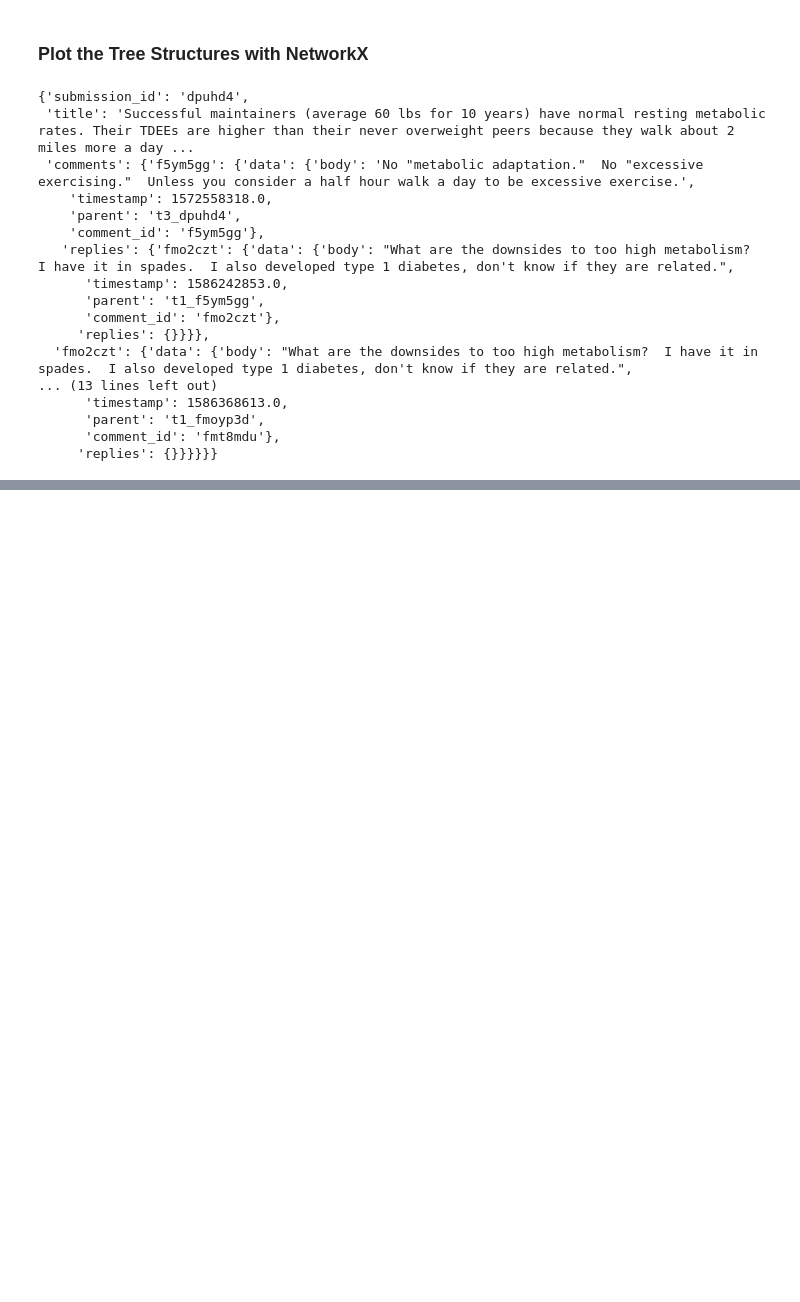
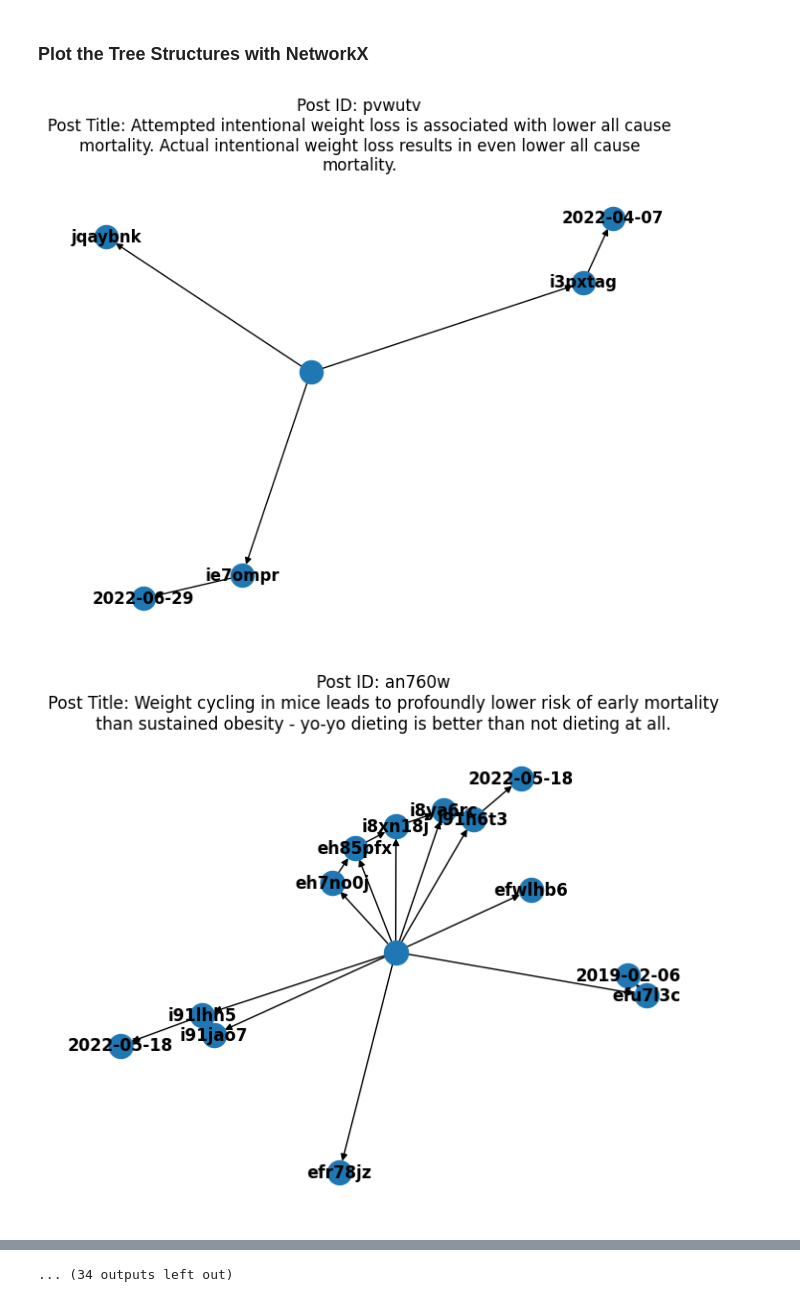
Before and after one commit to AxueWithoutU/si507_final_project, a Jupyter notebook: final_project_tester.ipynb, the cells around one changed output, grey strips where cells are left out. Drawn from its saved outputs; the diff is of its cells as text; code cells hidden in the pictures; blank space fills up the shorter version.

```diff
--- a/final_project_tester.ipynb
+++ b/final_project_tester.ipynb
@@ -220,23 +297,9 @@ def plotGraph(submission):
     nx.draw_networkx_edge_labels(G, pos, edge_labels=labels)
     plt.title(f"Post ID: {submission_id}\nPost Title: {splitTitle(title)}")
     plt.show()
-# %%
-posts_with_comments[2]
-# %% [output]
-{'submission_id': 'dpuhd4',
- 'title': 'Successful maintainers (average 60 lbs for 10 years) have normal resting metabolic rates. Their TDEEs are higher than their never overweight peers because they walk about 2 miles more a day ...
- 'comments': {'f5ym5gg': {'data': {'body': 'No "metabolic adaptation."  No "excessive exercising."  Unless you consider a half hour walk a day to be excessive exercise.',
-    'timestamp': 1572558318.0,
-    'parent': 't3_dpuhd4',
-    'comment_id': 'f5ym5gg'},
-   'replies': {'fmo2czt': {'data': {'body': "What are the downsides to too high metabolism?  I have it in spades.  I also developed type 1 diabetes, don't know if they are related.",
-      'timestamp': 1586242853.0,
-      'parent': 't1_f5ym5gg',
-      'comment_id': 'fmo2czt'},
-     'replies': {}}}},
-  'fmo2czt': {'data': {'body': "What are the downsides to too high metabolism?  I have it in spades.  I also developed type 1 diabetes, don't know if they are related.",
-... (13 lines left out)
-      'timestamp': 1586368613.0,
-      'parent': 't1_fmoyp3d',
-      'comment_id': 'fmt8mdu'},
-     'replies': {}}}}}}
+# %%
+for p in posts_with_comments:
+    plotGraph(p)
+# %% [output]
+[figure, added]
+[figure, added]
@@ -243,3 +316,4 @@ posts_with_comments[2]
+... (34 outputs left out)
 # %%
 plotGraph(posts_with_comments[2])
 # %% [output]
```
Also changed, not shown: parts of 14 cells of this notebook, 4 other files.
